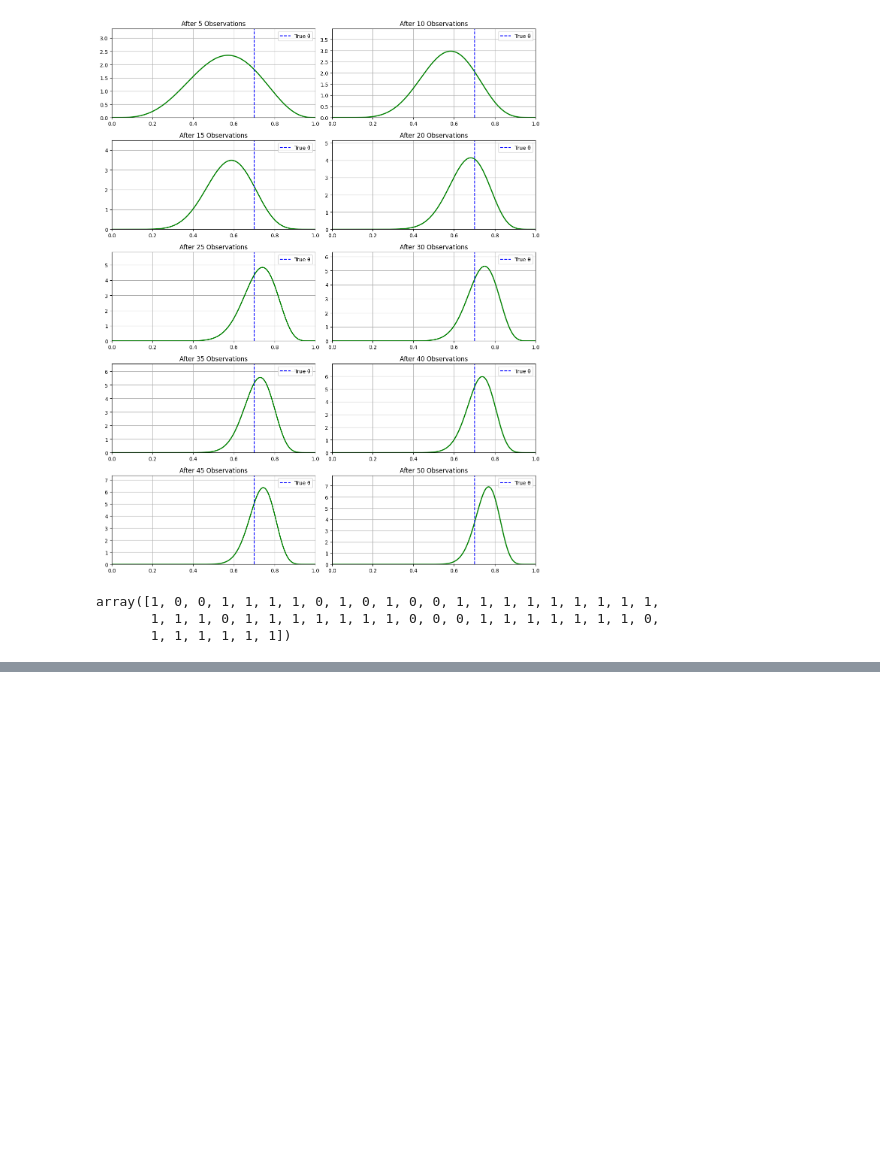
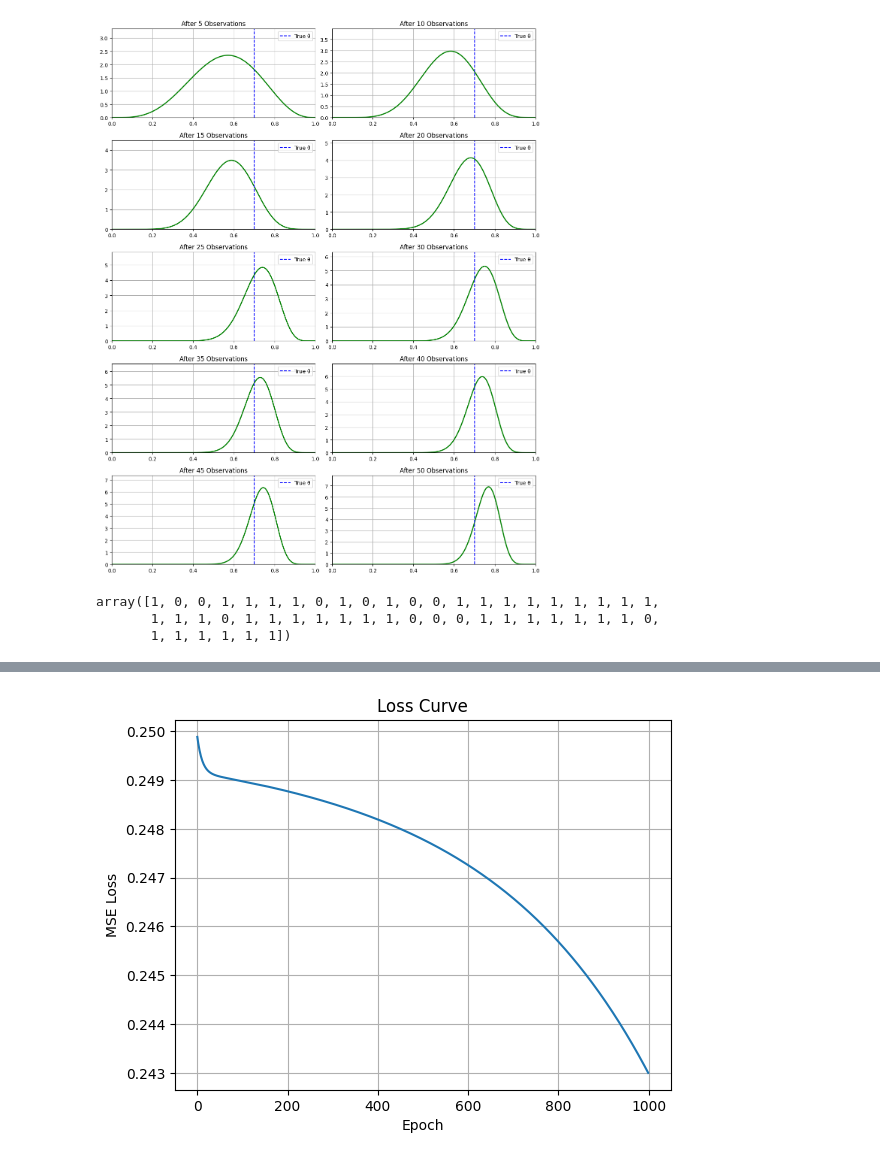
Before and after one commit to Shaik-Amaan-Ahmed/statistics, a Jupyter notebook: math-fun-vis/fun.ipynb, the cells around one changed output, grey strips where cells are left out. Drawn from its saved outputs; the diff is of its cells as text; code cells hidden in the pictures; blank space fills up the shorter version.

```diff
--- a/math-fun-vis/fun.ipynb
+++ b/math-fun-vis/fun.ipynb
@@ -621,3 +621,86 @@ observations
 array([1, 0, 0, 1, 1, 1, 1, 0, 1, 0, 1, 0, 0, 1, 1, 1, 1, 1, 1, 1, 1, 1,
        1, 1, 1, 0, 1, 1, 1, 1, 1, 1, 1, 0, 0, 0, 1, 1, 1, 1, 1, 1, 1, 0,
        1, 1, 1, 1, 1, 1])
+# %%
+import numpy as np
+import matplotlib.pyplot as plt
+
+# Sigmoid and its derivative
+def sigmoid(x):
+    return 1 / (1 + np.exp(-x))
+
+def sigmoid_derivative(x):
+    s = sigmoid(x)
+    return s * (1 - s)
+
+# Neuron class (for one layer)
+class NeuronLayer:
+    def __init__(self, n_input, n_neuron):
+        self.weights = np.random.randn(n_input, n_neuron)
+        self.bias = np.zeros((1, n_neuron))
+
+    def forward(self, X):
+        self.input = X
+        self.z = np.dot(X, self.weights) + self.bias
+        self.a = sigmoid(self.z)
+        return self.a
+
+    def backward(self, dA, learning_rate):
+        dZ = dA * sigmoid_derivative(self.z)
+        dW = np.dot(self.input.T, dZ)
+        dB = np.sum(dZ, axis=0, keepdims=True)
+        dA_prev = np.dot(dZ, self.weights.T)
+
+        # Gradient descent
+        self.weights -= learning_rate * dW
+        self.bias -= learning_rate * dB
+        return dA_prev
+
+# Neural Network class
+class NeuralNetwork:
+    def __init__(self):
+        self.layer1 = NeuronLayer(2, 2)
+        self.layer2 = NeuronLayer(2, 1)
+
+    def forward(self, X):
+        self.a1 = self.layer1.forward(X)
+        self.a2 = self.layer2.forward(self.a1)
+        return self.a2
+
+    def backward(self, X, Y, output, learning_rate):
+        m = X.shape[0]
+        dA2 = -(Y - output)
+        dA1 = self.layer2.backward(dA2, learning_rate)
+        self.layer1.backward(dA1, learning_rate)
+
+    def train(self, X, Y, epochs, learning_rate):
+        losses = []
+        for epoch in range(epochs):
+            output = self.forward(X)
+            loss = np.mean((Y - output)**2)
+            losses.append(loss)
+            self.backward(X, Y, output, learning_rate)
+            if epoch % 100 == 0:
+                print(f"Epoch {epoch}, Loss: {loss:.4f}")
+        return losses
+
+# XOR Input/Output
+X = np.array([[0,0],[0,1],[1,0],[1,1]])
+Y = np.array([[0],[1],[1],[0]])
+
+# Train
+nn = NeuralNetwork()
+losses = nn.train(X, Y, epochs=1000, learning_rate=0.1)
+
+# Plot
+plt.plot(losses)
+plt.title("Loss Curve")
+plt.xlabel("Epoch")
+plt.ylabel("MSE Loss")
+plt.grid(True)
+plt.show()
+
+# Final predictions
+print("Final Predictions:")
+print(nn.forward(X).round(3))
+# %% [output]
@@ -623,0 +717 @@ array([1, 0, 0, 1, 1, 1, 1, 0, 1, 0, 1, 0, 0, 1, 1, 1, 1, 1, 1, 1, 1, 1,
+[figure, added]
```
Also changed, not shown: parts of 6 cells of this notebook.
